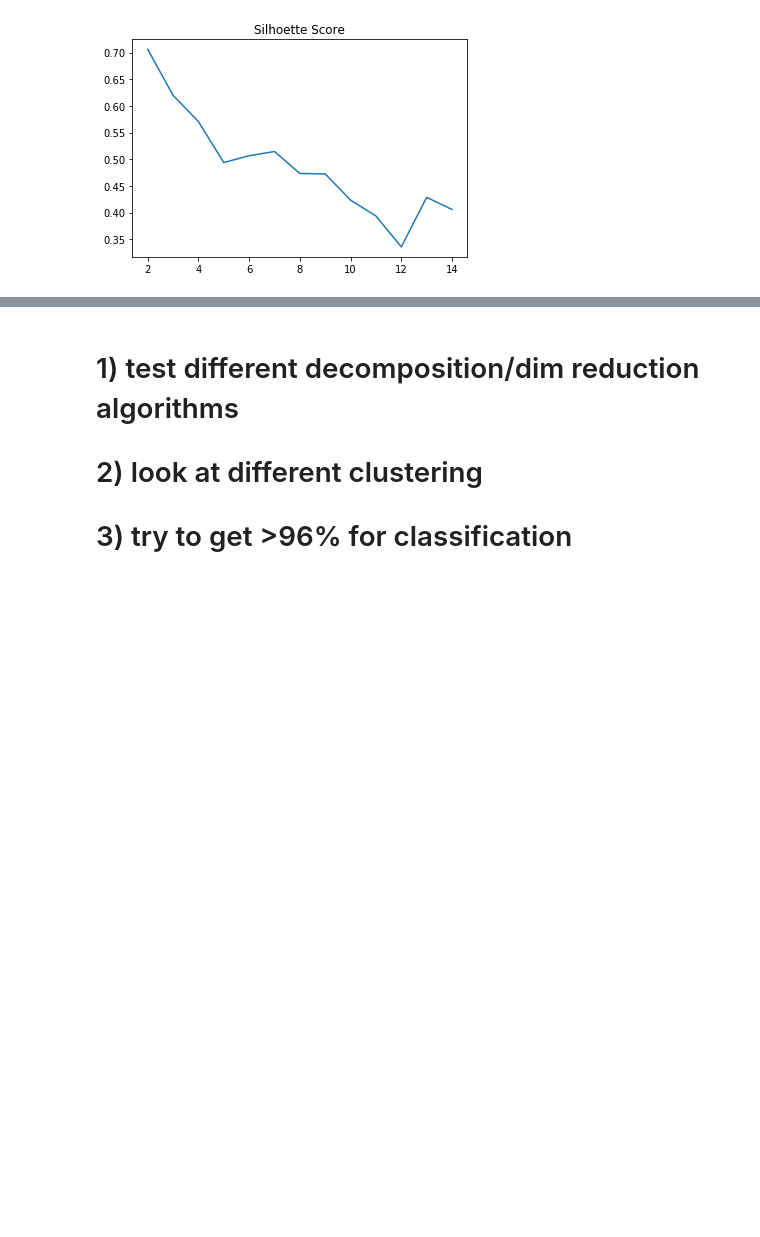
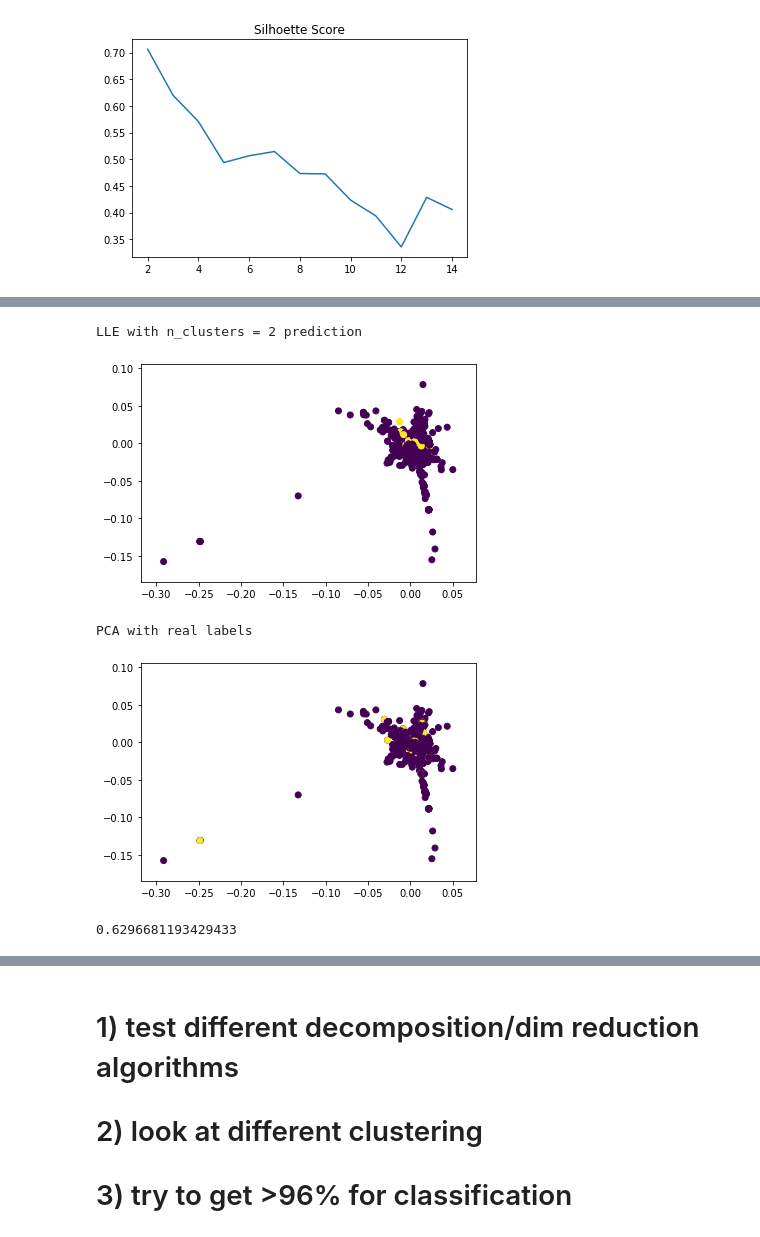
Before and after one commit to awheelis/ml_practice, a Jupyter notebook: apply_rate_classification.ipynb, the cells around one changed output, grey strips where cells are left out. Saved outputs shown, nothing was run; the diff lists cells and outputs as text; code cells hidden in the pictures; blank space fills up the shorter version.

```diff
--- a/apply_rate_classification.ipynb
+++ b/apply_rate_classification.ipynb
@@ -101,0 +163,18 @@ plt.scatter(pca_data[:,0], pca_data[:,1], c = pred)
+# %%
+from sklearn.manifold import LocallyLinearEmbedding
+
+lle = LocallyLinearEmbedding(n_components=2, n_neighbors=10)
+lle_X = lle.fit_transform(X)
+# %%
+print("LLE with n_clusters = 2 prediction")
+plt.scatter(lle_X[:,0], lle_X[:,1], c = pred)
+plt.show()
+
+print("PCA with real labels")
+plt.scatter(lle_X[:,0], lle_X[:,1], c = y)
+plt.show()
+# %% [output]
+LLE with n_clusters = 2 prediction
+[figure, added]
+PCA with real labels
+[figure, added]
@@ -101,0 +188,4 @@ plt.scatter(pca_data[:,0], pca_data[:,1], c = pred)
+# %%
+accuracy_score(pred==0, y)
+# %% [output]
+0.6296681193429433
```
Also changed, not shown: parts of 15 cells of this notebook, 1 other file.
